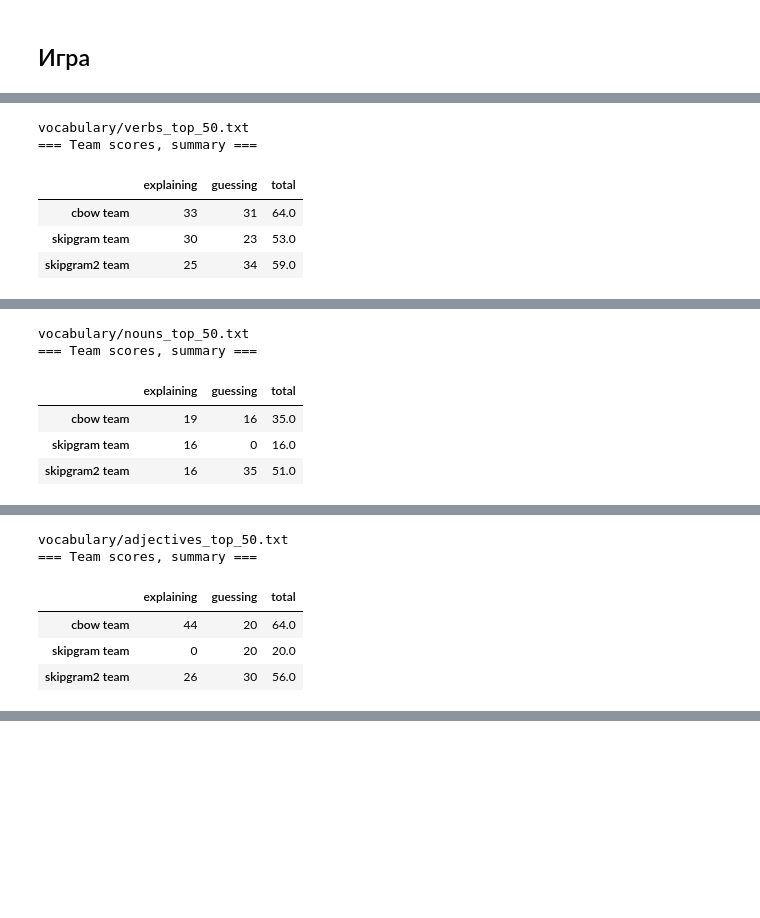
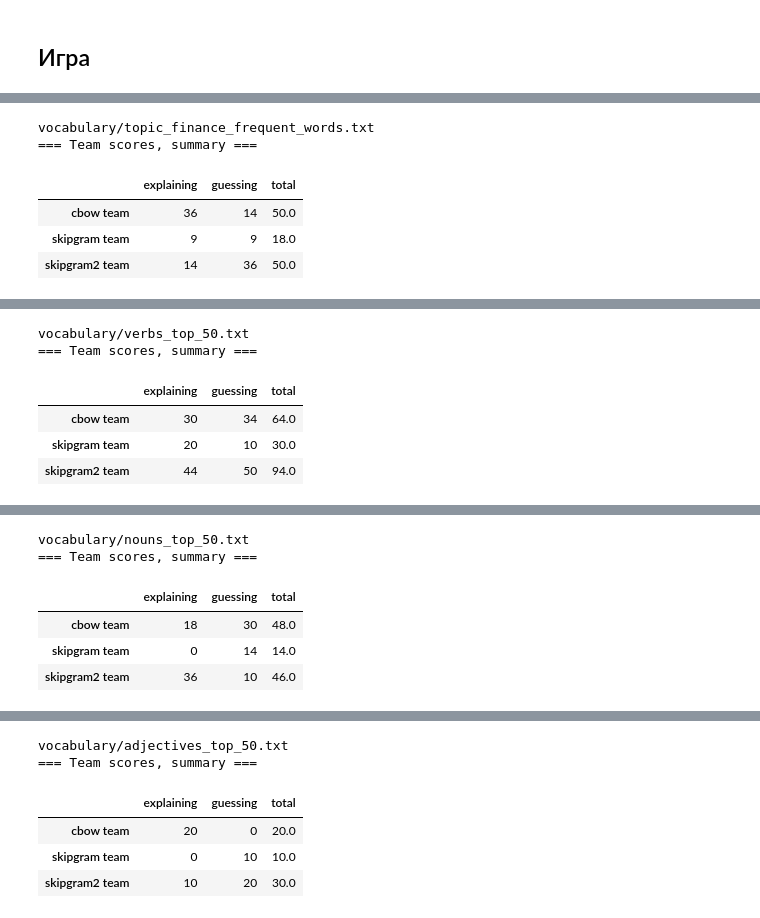
Before and after one commit to production-ml/the-hat-game, a Jupyter notebook: GuessingWordByWordSequence.ipynb, the cells around one changed output, grey strips where cells are left out. Saved outputs shown, nothing was run; the diff lists cells and outputs as text; code cells hidden in the pictures; blank space fills up the shorter version.

```diff
--- a/GuessingWordByWordSequence.ipynb
+++ b/GuessingWordByWordSequence.ipynb
@@ -11,6 +11,10 @@ import pandas as pd
 import fasttext
 from sklearn.metrics.pairwise import cosine_similarity
 from IPython.display import display
+from nltk.metrics.distance import edit_distance
+
+
+pd.set_option('display.max_colwidth', 200)
 # %%
 logger = logging.getLogger(__name__)
 logger.setLevel(logging.DEBUG)
@@ -579,32 +544,33 @@ game.report_results(each_game=True)
 # %%
 PLAYERS = [
     player('skipgram team', LocalFasttextPlayer(model_skipgram)),
     player('skipgram2 team', LocalFasttextPlayer(model_skipgram2)),
     player('cbow team', LocalFasttextPlayer(model_cbow))
 ]
 
-N_WORDS = 10
+N_WORDS = 50
 
 for vocabulary_path in [
+    'vocabulary/topic_finance_frequent_words.txt',
     'vocabulary/verbs_top_50.txt',
     'vocabulary/nouns_top_50.txt',
     'vocabulary/adjectives_top_50.txt'
 ]:
     print(vocabulary_path)
     with open(vocabulary_path) as f:
         WORDS = f.readlines()
         WORDS = [word.strip() for word in WORDS][:N_WORDS]
 
     game_start = pd.Timestamp.now()
-    game = Game(PLAYERS, WORDS, CRITERIA, N_ROUNDS, N_EXPLAIN_WORDS, N_GUESSING_WORDS)
-    game.run(verbose=False, complete=True)
+    game = Game(PLAYERS, WORDS, CRITERIA, N_WORDS // len(PLAYERS), N_EXPLAIN_WORDS, N_GUESSING_WORDS)
+    game.run(verbose=False, complete=False)
     game.report_results(each_game=False)
     game_end = pd.Timestamp.now()
     display(game_end - game_start)
 # %% [output]
-vocabulary/verbs_top_50.txt
+vocabulary/topic_finance_frequent_words.txt
 === Team scores, summary ===
 |  | explaining | guessing | total |
-| cbow team | 33 | 31 | 64.0 |
-| skipgram team | 30 | 23 | 53.0 |
-| skipgram2 team | 25 | 34 | 59.0 |
+| cbow team | 36 | 14 | 50.0 |
+| skipgram team | 9 | 9 | 18.0 |
+| skipgram2 team | 14 | 36 | 50.0 |
@@ -612,6 +578,6 @@ Timedelta('0 days 00:00:01.740790')
-vocabulary/nouns_top_50.txt
+vocabulary/verbs_top_50.txt
 === Team scores, summary ===
 |  | explaining | guessing | total |
-| cbow team | 19 | 16 | 35.0 |
-| skipgram team | 16 | 0 | 16.0 |
-| skipgram2 team | 16 | 35 | 51.0 |
+| cbow team | 30 | 34 | 64.0 |
+| skipgram team | 20 | 10 | 30.0 |
+| skipgram2 team | 44 | 50 | 94.0 |
@@ -619,6 +585,6 @@ Timedelta('0 days 00:00:01.523222')
-vocabulary/adjectives_top_50.txt
+vocabulary/nouns_top_50.txt
 === Team scores, summary ===
 |  | explaining | guessing | total |
-| cbow team | 44 | 20 | 64.0 |
-| skipgram team | 0 | 20 | 20.0 |
-| skipgram2 team | 26 | 30 | 56.0 |
+| cbow team | 18 | 30 | 48.0 |
+| skipgram team | 0 | 14 | 14.0 |
+| skipgram2 team | 36 | 10 | 46.0 |
@@ -625,0 +592,6 @@ Timedelta('0 days 00:00:01.684295')
+vocabulary/adjectives_top_50.txt
+=== Team scores, summary ===
+|  | explaining | guessing | total |
+| cbow team | 20 | 0 | 20.0 |
+| skipgram team | 0 | 10 | 10.0 |
+| skipgram2 team | 10 | 20 | 30.0 |
```
Also changed, not shown: parts of 3 cells of this notebook, 2 other files.
